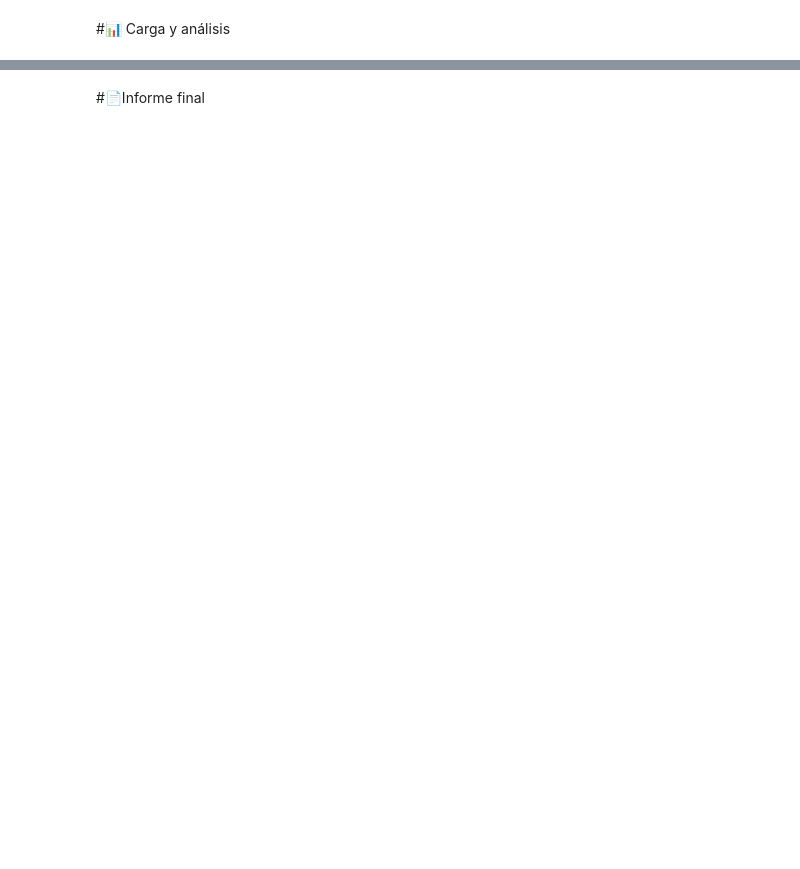
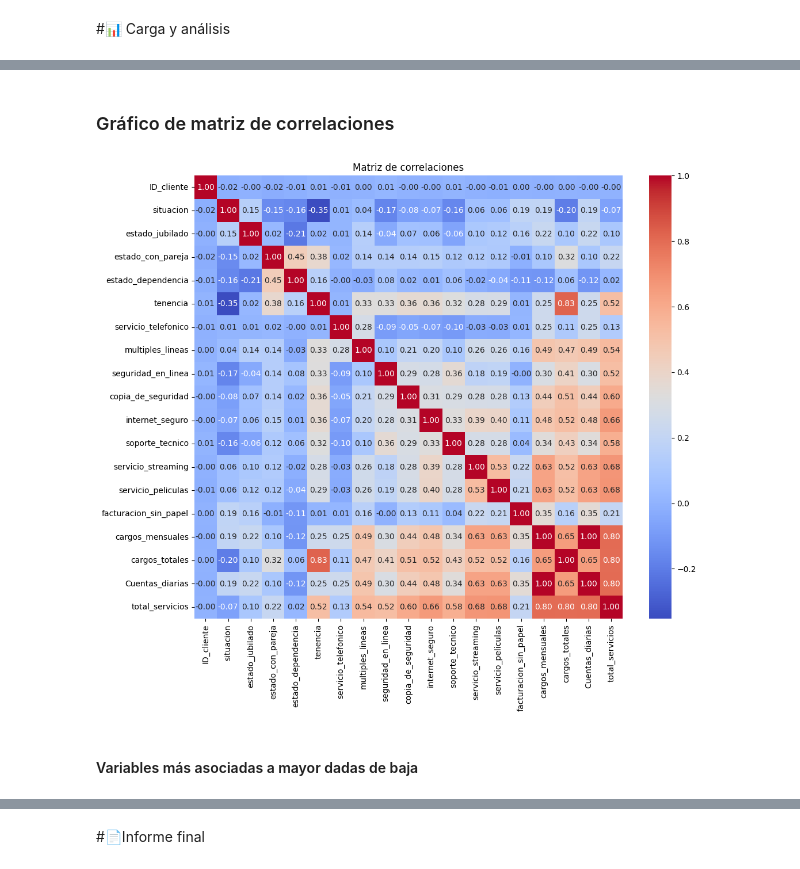
Before and after one commit to kevirui/Challenge-Telecom-Alura, a Jupyter notebook: TelecomX_LATAM.ipynb, the cells around one changed output, grey strips where cells are left out. Drawn from its saved outputs; the diff is of its cells as text; code cells hidden in the pictures; blank space fills up the shorter version.

```diff
--- a/TelecomX_LATAM.ipynb
+++ b/TelecomX_LATAM.ipynb
@@ -9,0 +79,2 @@ import
+# %%
+data['Cuentas_diarias'] = (data['account_Charges_Monthly'] / 30).round(2)
@@ -11,0 +241,29 @@ import
+# %%
+import seaborn as sns
+
+# Mapear los valores numéricos de 'evasión' a texto
+data['situacion_etiqueta'] = data['situacion'].map({0: 'Se dieron de baja', 1: 'Aún con servicio'})
+
+# Lista de columnas categóricas
+cat_columns = data.select_dtypes(include='object').columns.tolist()
+cat_columns = [col for col in cat_columns if col != 'situacion_etiqueta']
+
+# Diccionario con titulos más descriptivos
+etiquetas_cat_columns = {
+    'genero': 'Género',
+    'servicio_internet': 'Servicio de Internet',
+    'tipo_contrato': 'Tipo de contrato',
+    'metodo_pago': 'Método de pago'
+}
+
+# Gráfico por cada variable categórica
+for col in cat_columns:
+    plt.figure(figsize=(8, 5))
+    sns.countplot(data=data, x=col, hue='situacion_etiqueta', palette='Set2')
+    plt.title(f'Recuento de evasión según {etiquetas_cat_columns.get(col, col)}')
+    plt.xlabel(etiquetas_cat_columns.get(col, col))
+    plt.ylabel('Cantidad de clientes')
+    plt.ylim(0, data[col].value_counts().max() + 10)
+    plt.legend(title='Tipo de Cliente')
+    plt.tight_layout()
+    plt.show()
@@ -11,0 +339,4 @@ import
+# %%
+servicios = ['servicio_telefonico', 'multiples_lineas', 'seguridad_en_linea', 'copia_de_seguridad', 'internet_seguro', 'soporte_tecnico', 'servicio_streaming', 'servicio_peliculas']
+
+data['total_servicios'] = data[servicios].sum(axis=1)
@@ -11,0 +353,3 @@ import
+# %%
+data_numeric = data.select_dtypes(include=['int64', 'float64'])
+data_numeric
@@ -11,0 +394,9 @@ import
+# %% [markdown]
+### Gráfico de matriz de correlaciones
+# %%
+plt.figure(figsize=(12, 10))
+sns.heatmap(data_numeric.corr(), annot=True, cmap='coolwarm', fmt='.2f')
+plt.title('Matriz de correlaciones')
+plt.show()
+# %% [output]
+[figure, added]
@@ -11,0 +406,2 @@ import
+# %% [markdown]
+#### Variables más asociadas a mayor dadas de baja
```
Also changed, not shown: parts of 47 cells of this notebook.
